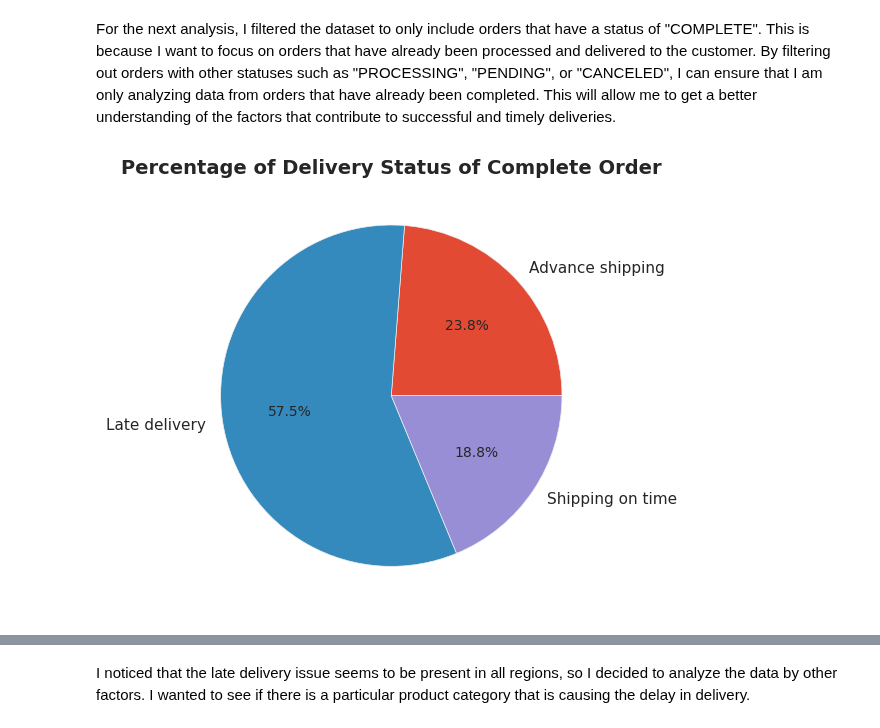
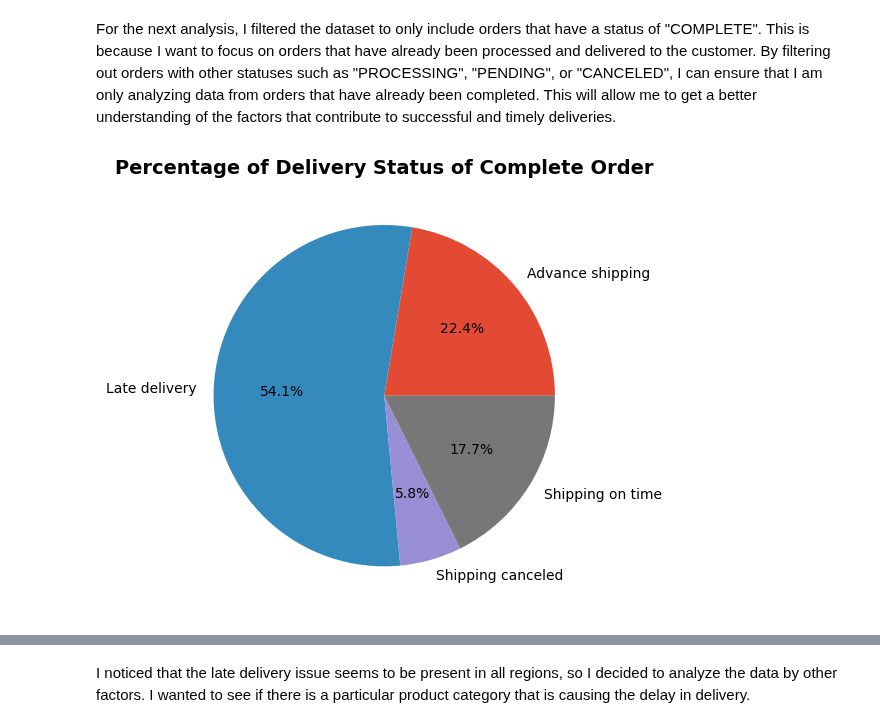
Before and after one commit to azamaufar/supplychainDA, a Jupyter notebook: EDA_Supply_Chain_Data.ipynb, the cells around one changed output, grey strips where cells are left out. Cells and saved outputs as stored; diff of their text form; code cells hidden in the pictures.

```diff
--- a/EDA_Supply_Chain_Data.ipynb
+++ b/EDA_Supply_Chain_Data.ipynb
@@ -319,20 +305,18 @@ plt.show()
 For the next analysis, I filtered the dataset to only include orders that have a status of "COMPLETE". This is because I want to focus on orders that have already been processed and delivered to the customer. By filtering out orders with other statuses such as "PROCESSING", "PENDING", or "CANCELED", I can ensure that I am only analyzing data from orders that have already been completed. This will allow me to get a better understanding of the factors that contribute to successful and timely deliveries.
 # %%
 #Percentage of Delivery Status of Complete Order
-df_complete_order = df.loc[df['Order Status']=='COMPLETE']
+df_complete_order = df.loc[(df['Order Status']=='COMPLETE') | (df['Order Status']=='CANCELED')]
 delivery_counts = df_complete_order.groupby('Delivery Status')['Customer Id'].count()
 
-# Remove the "Shipping Canceled" label
-delivery_counts.drop('Shipping canceled', inplace=True)
 
 # plot a pie chart
 plt.pie(delivery_counts, labels=delivery_counts.index, autopct='%1.1f%%')
 plt.style.use('ggplot')
 plt.title('Percentage of Delivery Status of Complete Order', fontsize=14, fontweight='bold', loc='center')
 plt.tight_layout()
 plt.savefig('./output/Percentage of Delivery Status of Complete Order.png', format='png', dpi=300)
 plt.show()
 # %% [output]
-[figure, old version]
+[figure, new version]
 # %%
 df_complete_order_and_late = df.loc[(df['Order Status']=='COMPLETE') & (df['Delivery Status']=='Late delivery')]
```
Also changed, not shown: parts of 35 cells of this notebook, 4 other files.
